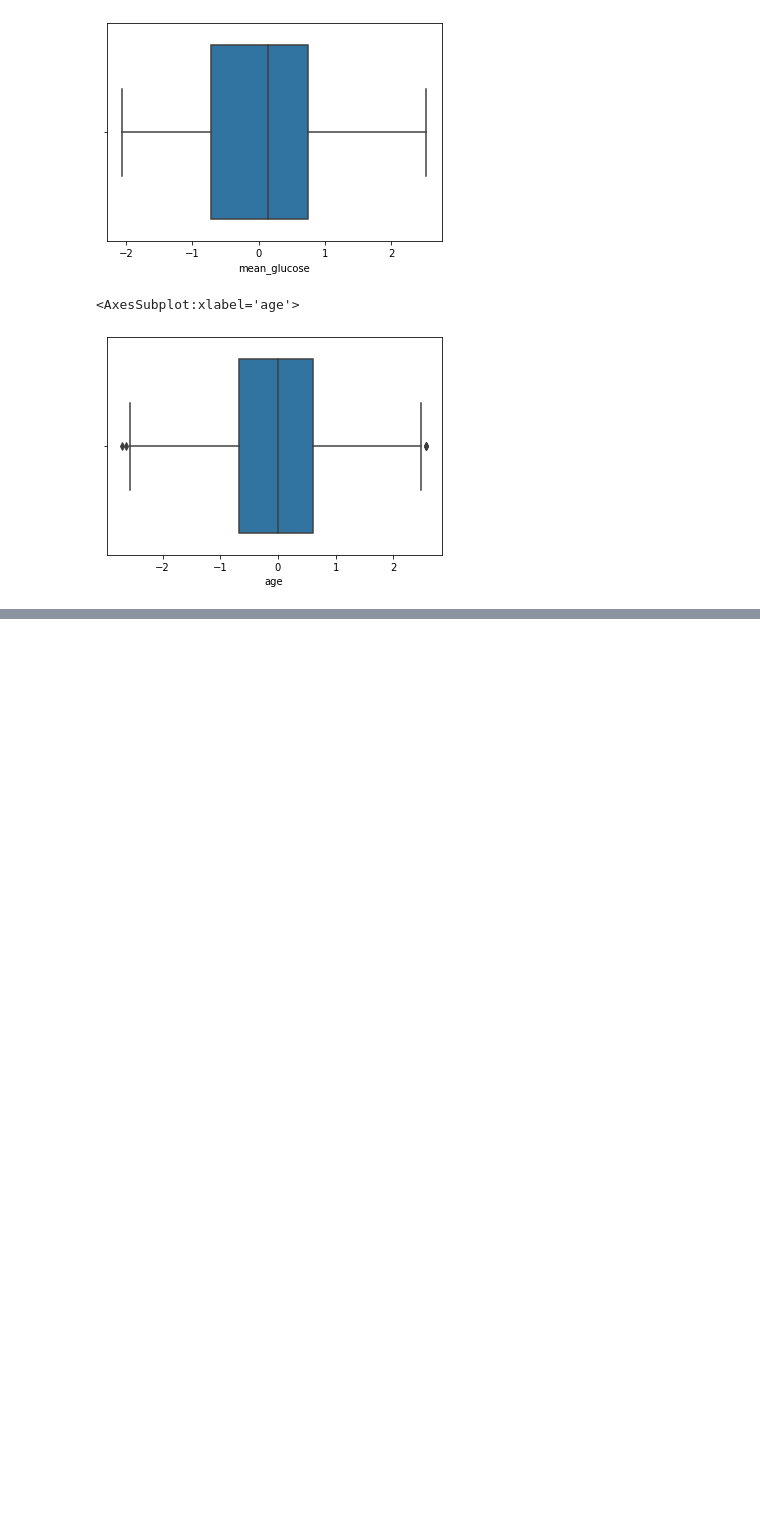
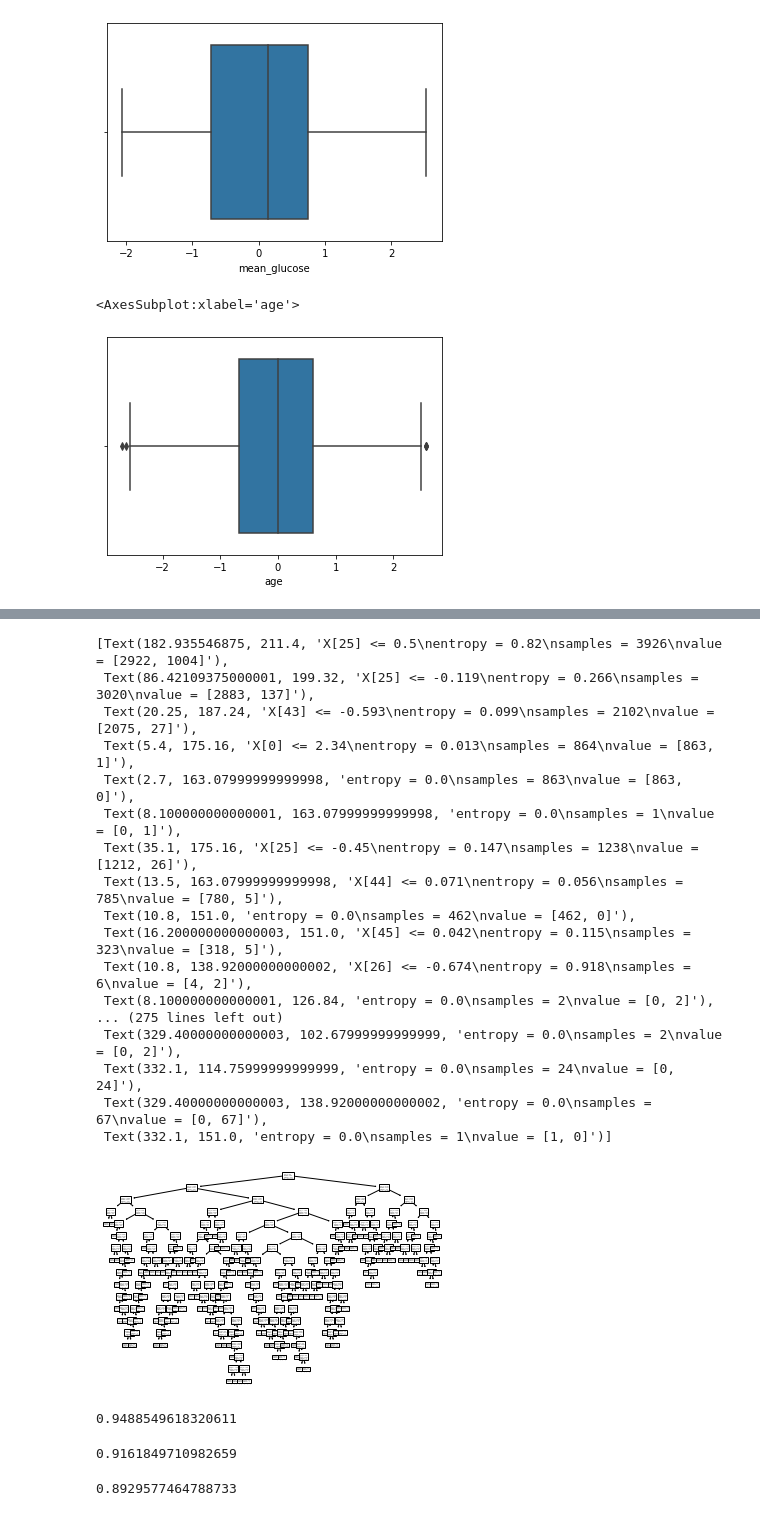
Before and after one commit to martinbudinsky3/diabetes-prediction, a Jupyter notebook: Budinsky_Balekova_Strojove_ucenie.ipynb, the cells around one changed output, grey strips where cells are left out. Cells and saved outputs as stored; diff of their text form; code cells hidden in the pictures; blank space fills up the shorter version.

Commit message:
prvy pokus o tree

```diff
--- a/Budinsky_Balekova_Strojove_ucenie.ipynb
+++ b/Budinsky_Balekova_Strojove_ucenie.ipynb
@@ -689,0 +692,15 @@ sns.boxplot(x=valid_data['age'])
+# %%
+from sklearn.tree import DecisionTreeClassifier
+from sklearn import tree
+cls = tree.DecisionTreeClassifier(criterion='entropy')
+# %%
+train_data_without_cols = train_data.copy()
+train_data_without_cols = train_data_without_cols.drop(['diabetes'], axis=1)
+
+valid_data_without_cols = valid_data.copy()
+valid_data_without_cols = valid_data_without_cols.drop(['diabetes'], axis=1)
+# %%
+X = train_data_without_cols.loc[:]
+y = train_data.loc[:, 'diabetes']
+
+cls.fit(X, y)
@@ -689,0 +727,35 @@ sns.boxplot(x=valid_data['age'])
+# %%
+tree.plot_tree(cls)
+# %% [output]
+[Text(182.935546875, 211.4, 'X[25] <= 0.5\nentropy = 0.82\nsamples = 3926\nvalue = [2922, 1004]'),
+ Text(86.42109375000001, 199.32, 'X[25] <= -0.119\nentropy = 0.266\nsamples = 3020\nvalue = [2883, 137]'),
+ Text(20.25, 187.24, 'X[43] <= -0.593\nentropy = 0.099\nsamples = 2102\nvalue = [2075, 27]'),
+ Text(5.4, 175.16, 'X[0] <= 2.34\nentropy = 0.013\nsamples = 864\nvalue = [863, 1]'),
+ Text(2.7, 163.07999999999998, 'entropy = 0.0\nsamples = 863\nvalue = [863, 0]'),
+ Text(8.100000000000001, 163.07999999999998, 'entropy = 0.0\nsamples = 1\nvalue = [0, 1]'),
+ Text(35.1, 175.16, 'X[25] <= -0.45\nentropy = 0.147\nsamples = 1238\nvalue = [1212, 26]'),
+ Text(13.5, 163.07999999999998, 'X[44] <= 0.071\nentropy = 0.056\nsamples = 785\nvalue = [780, 5]'),
+ Text(10.8, 151.0, 'entropy = 0.0\nsamples = 462\nvalue = [462, 0]'),
+ Text(16.200000000000003, 151.0, 'X[45] <= 0.042\nentropy = 0.115\nsamples = 323\nvalue = [318, 5]'),
+ Text(10.8, 138.92000000000002, 'X[26] <= -0.674\nentropy = 0.918\nsamples = 6\nvalue = [4, 2]'),
+ Text(8.100000000000001, 126.84, 'entropy = 0.0\nsamples = 2\nvalue = [0, 2]'),
+... (275 lines left out)
+ Text(329.40000000000003, 102.67999999999999, 'entropy = 0.0\nsamples = 2\nvalue = [0, 2]'),
+ Text(332.1, 114.75999999999999, 'entropy = 0.0\nsamples = 24\nvalue = [0, 24]'),
+ Text(329.40000000000003, 138.92000000000002, 'entropy = 0.0\nsamples = 67\nvalue = [0, 67]'),
+ Text(332.1, 151.0, 'entropy = 0.0\nsamples = 1\nvalue = [1, 0]')]
+[figure, added]
+# %%
+from sklearn.metrics import accuracy_score, precision_score, recall_score
+
+accuracy_score(valid_data['diabetes'], valid_data_without_cols['Predicted'])
+# %% [output]
+0.9488549618320611
+# %%
+recall_score(valid_data['diabetes'], valid_data_without_cols['Predicted'])
+# %% [output]
+0.9161849710982659
+# %%
+precision_score(valid_data['diabetes'], valid_data_without_cols['Predicted'])
+# %% [output]
+0.8929577464788733
```
Also changed, not shown: parts of 8 cells of this notebook.
